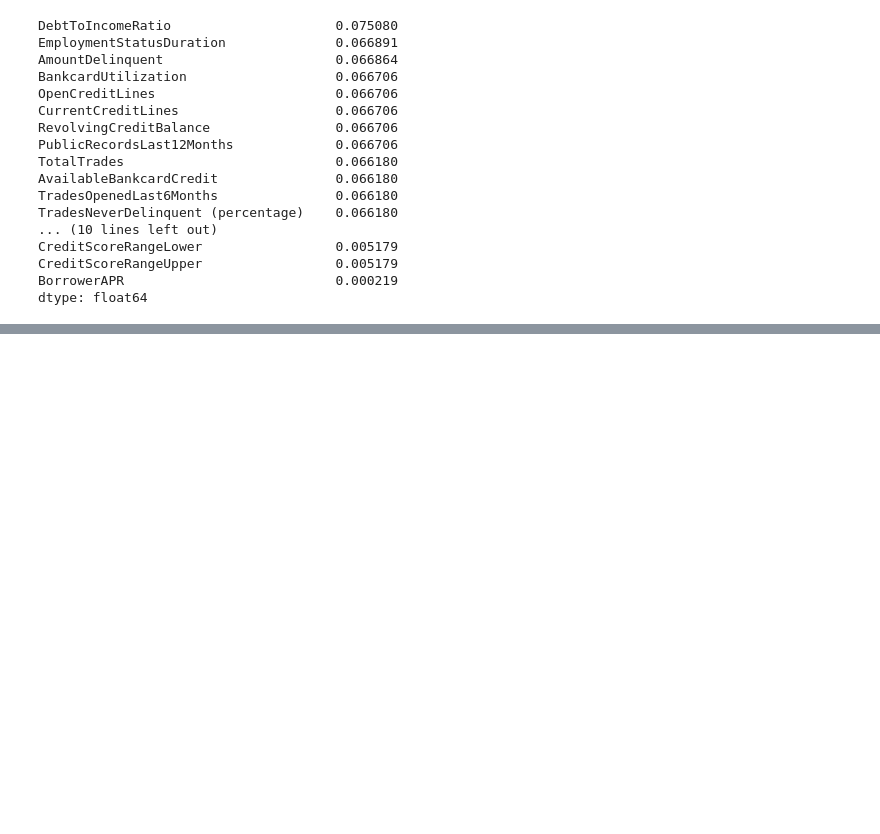
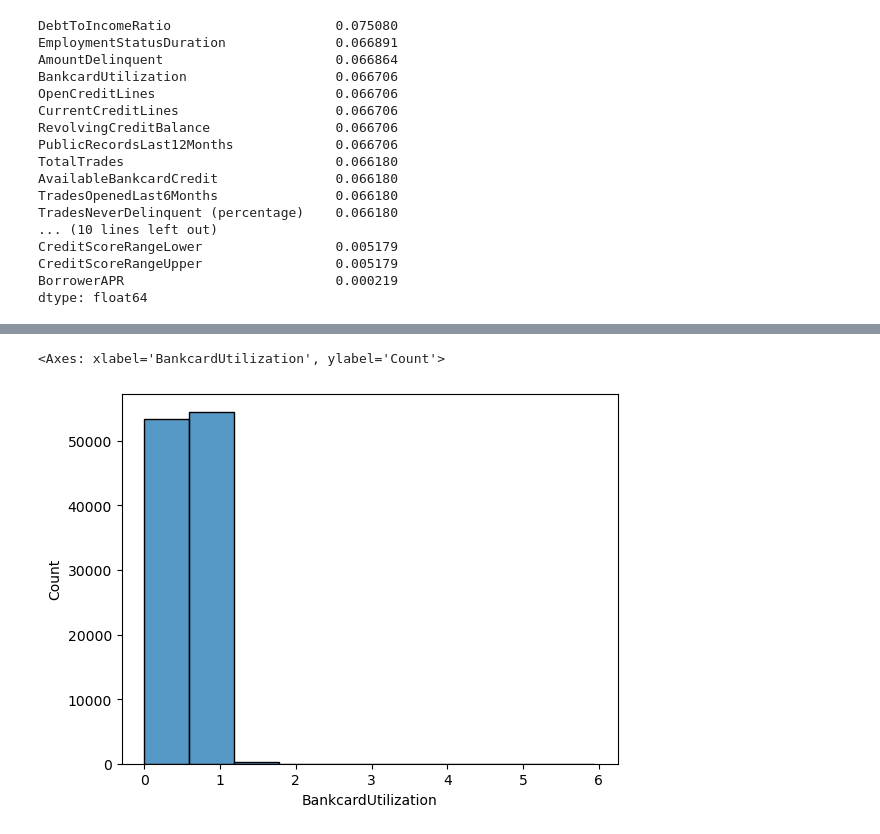
Before and after one commit to hoanganhlinh/MRK-projekt, a Jupyter notebook: Projekt_2.ipynb, the cells around one changed output, grey strips where cells are left out. Saved outputs shown, nothing was run; the diff lists cells and outputs as text; code cells hidden in the pictures; blank space fills up the shorter version.

```diff
--- a/Projekt_2.ipynb
+++ b/Projekt_2.ipynb
@@ -107,0 +225,2 @@ dtype: float64
+# %%
+df3['EmploymentStatusDuration'] = df3['EmploymentStatusDuration'].fillna(value=0)
@@ -107,0 +249,5 @@ dtype: float64
+# %%
+sns.histplot(data=df3,x='BankcardUtilization',bins=10)
+# %% [output]
+<Axes: xlabel='BankcardUtilization', ylabel='Count'>
+[figure, added]
```
Also changed, not shown: parts of 69 cells of this notebook.
